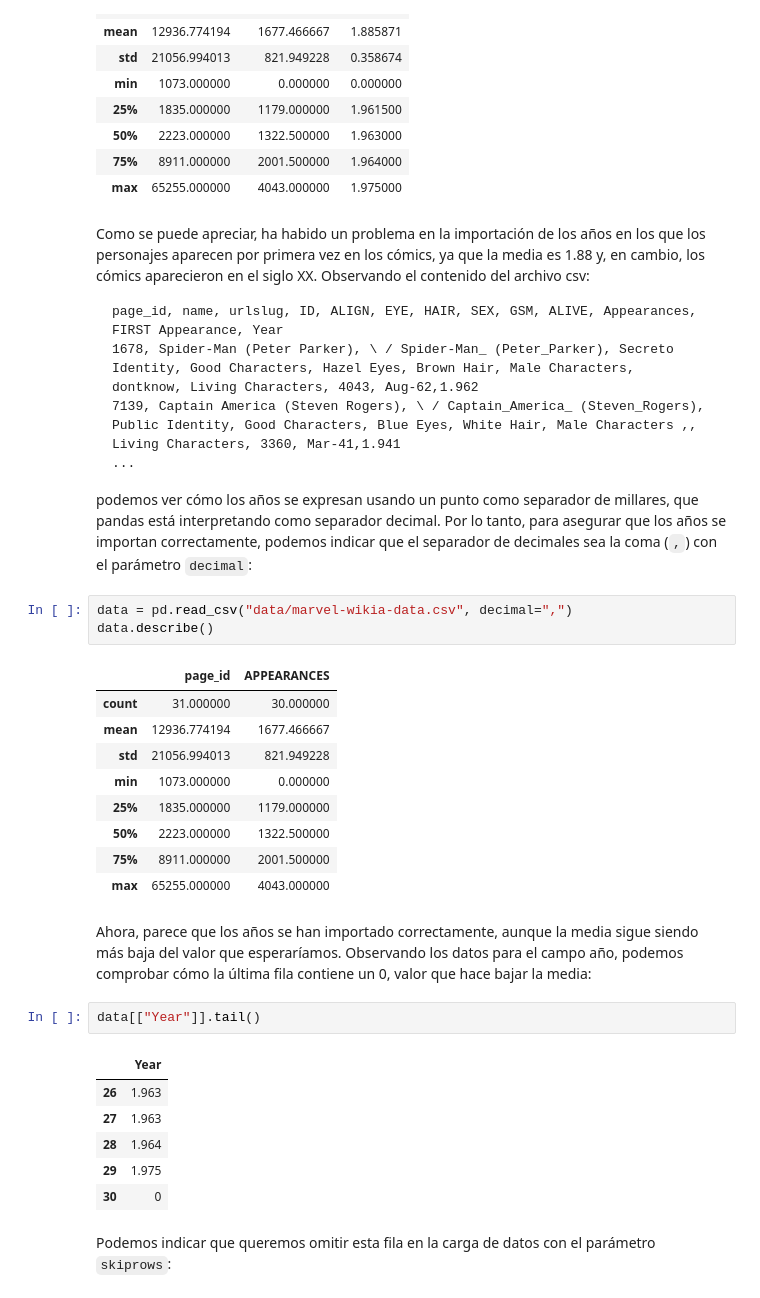
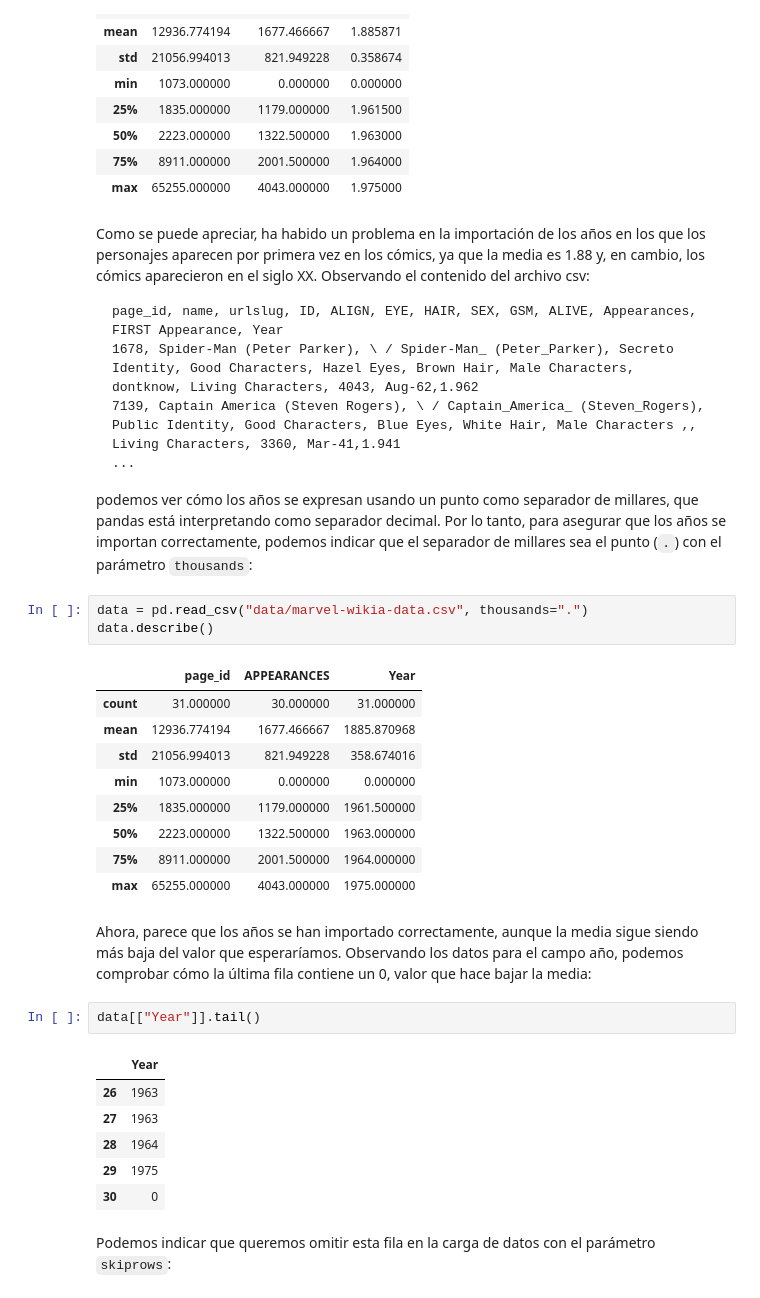
Before and after one commit to rbuj-UOC/22.403-unit_3, a Jupyter notebook: 3-ES-Ficheros_e_interacción_con_el_sistema.ipynb, the cells around one changed output. Drawn from its saved outputs; the diff is of its cells as text.

````diff
--- a/3-ES-Ficheros_e_interacción_con_el_sistema.ipynb
+++ b/3-ES-Ficheros_e_interacción_con_el_sistema.ipynb
@@ -866,30 +876,30 @@ page_id, name, urlslug, ID, ALIGN, EYE, HAIR, SEX, GSM, ALIVE, Appearances, FIRS
 ...
 ```
 
-podemos ver cómo los años se expresan usando un punto como separador de millares, que pandas está interpretando como separador decimal. Por lo tanto, para asegurar que los años se importan correctamente, podemos indicar que el separador de decimales sea la coma (`,`) con el parámetro `decimal`:
+podemos ver cómo los años se expresan usando un punto como separador de millares, que pandas está interpretando como separador decimal. Por lo tanto, para asegurar que los años se importan correctamente, podemos indicar que el separador de millares sea el punto (`.`) con el parámetro `thousands`:
 # %%
-data = pd.read_csv("data/marvel-wikia-data.csv", decimal=",")
+data = pd.read_csv("data/marvel-wikia-data.csv", thousands=".")
 data.describe()
 # %% [output]
-|  | page_id | APPEARANCES |
-| count | 31.000000 | 30.000000 |
-| mean | 12936.774194 | 1677.466667 |
-| std | 21056.994013 | 821.949228 |
-| min | 1073.000000 | 0.000000 |
-| 25% | 1835.000000 | 1179.000000 |
-| 50% | 2223.000000 | 1322.500000 |
-| 75% | 8911.000000 | 2001.500000 |
-| max | 65255.000000 | 4043.000000 |
+|  | page_id | APPEARANCES | Year |
+| count | 31.000000 | 30.000000 | 31.000000 |
+| mean | 12936.774194 | 1677.466667 | 1885.870968 |
+| std | 21056.994013 | 821.949228 | 358.674016 |
+| min | 1073.000000 | 0.000000 | 0.000000 |
+| 25% | 1835.000000 | 1179.000000 | 1961.500000 |
+| 50% | 2223.000000 | 1322.500000 | 1963.000000 |
+| 75% | 8911.000000 | 2001.500000 | 1964.000000 |
+| max | 65255.000000 | 4043.000000 | 1975.000000 |
 # %% [markdown]
 Ahora, parece que los años se han importado correctamente, aunque la media sigue siendo más baja del valor que esperaríamos. Observando los datos para el campo año, podemos comprobar cómo la última fila contiene un 0, valor que hace bajar la media:
 # %%
 data[["Year"]].tail()
 # %% [output]
 |  | Year |
-| 26 | 1.963 |
-| 27 | 1.963 |
-| 28 | 1.964 |
-| 29 | 1.975 |
+| 26 | 1963 |
+| 27 | 1963 |
+| 28 | 1964 |
+| 29 | 1975 |
 | 30 | 0 |
 # %% [markdown]
 Podemos indicar que queremos omitir esta fila en la carga de datos con el parámetro `skiprows`:
````
Also changed, not shown: parts of 19 cells of this notebook, 1 other file.
